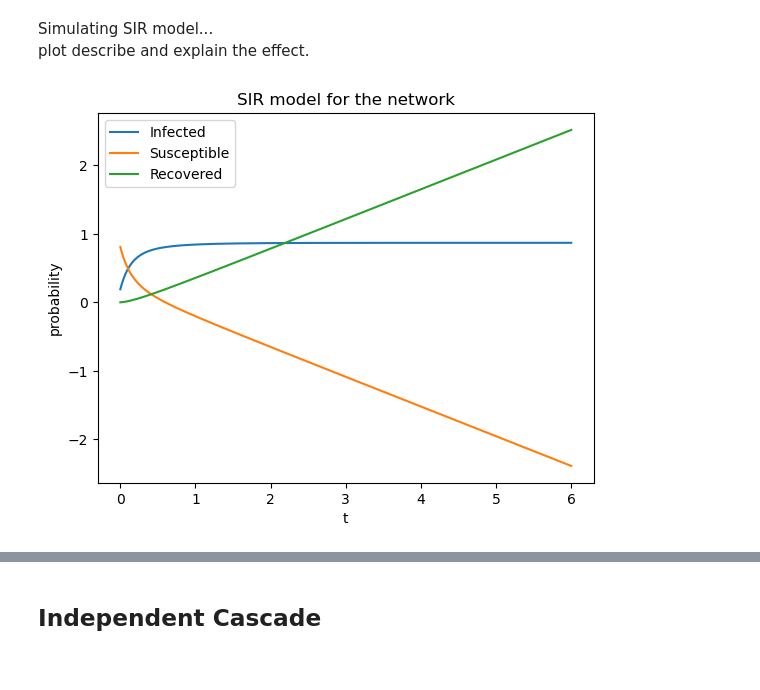
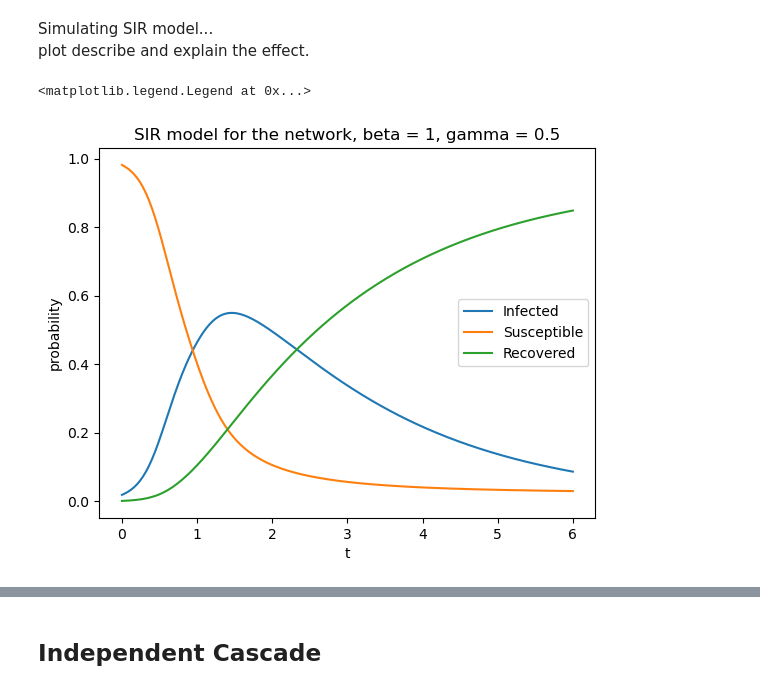
Before and after one commit to yilewang/dynamical_net_sys_class, a Jupyter notebook: lab6/lab6_yxw190015.ipynb, the cells around one changed output, grey strips where cells are left out. Cells and saved outputs as stored; diff of their text form; code cells hidden in the pictures.

Commit message:
update the SIR model

```diff
--- a/lab6/lab6_yxw190015.ipynb
+++ b/lab6/lab6_yxw190015.ipynb
@@ -203,39 +222,39 @@ describe and explain the effect.
 # %%
 # calculate the SIR model for the network
 beta = 1
 gamma = 0.5
 # x is the fraction of infected nodes
 # 1-x is the fraction of susceptible nodes
 
-x = ones(N)*0.1
+x = zeros(N)
+x[0] = 1
 s = 1- x
-r = gamma * x
+r = 1-x-s
 
-history_S = []
-history_I = []
-history_R = []
-for i,t in enumerate(time):
-    for xi in range(N):
-        neighbours_list = [xj for xj in where(A[:,xi]>0)]
-        si = 1 - x[xi]
-        dxidt = sum([beta * si * A[xj, xi] for xj in neighbours_list]) - gamma * x[xi]
-        dsidt = sum([-1*beta * si * A[xj, xi] for xj in neighbours_list])
-        dridt = gamma * x[xi]
-        x[xi] += dxidt*dt
-        s[xi] += dsidt*dt
-        r[xi] = 1- x[xi] - s[xi]
-    history_S.append(mean(s))
-    history_I.append(mean(x))
-    history_R.append(mean(r))
 
+def SIR_model(beta, gamma, x, s, r, A, dt, time):
+    history_S = []
+    history_I = []
+    history_R = []
+
+    for i,t in enumerate(time):
+        x += dt*(beta*dot(A,x)*s - gamma*x) # the dynamics
+        s += dt*(-beta*dot(A,x)*s)
+        r += dt*(gamma*x)
+        history_S.append(mean(s))
+        history_I.append(mean(x))
+        history_R.append(mean(r))
+    return history_I, history_S, history_R
+
+history_I, history_S, history_R = SIR_model(beta, gamma, x, s, r, A, dt, time)
 
 plt.plot(time, history_I, label = 'Infected')
 plt.plot(time, history_S, label = 'Susceptible')
 plt.plot(time, history_R, label = 'Recovered')
 plt.xlabel('t')
 plt.ylabel('probability')
-plt.title('SIR model for the network')
+plt.title(f'SIR model for the network, beta = {beta}, gamma = {gamma}')
 plt.legend()
-plt.show()
 # %% [output]
+<matplotlib.legend.Legend at 0x...>
-[figure, old version]
+[figure, new version]
```
Also changed, not shown: parts of 4 cells of this notebook, 1 other file.
